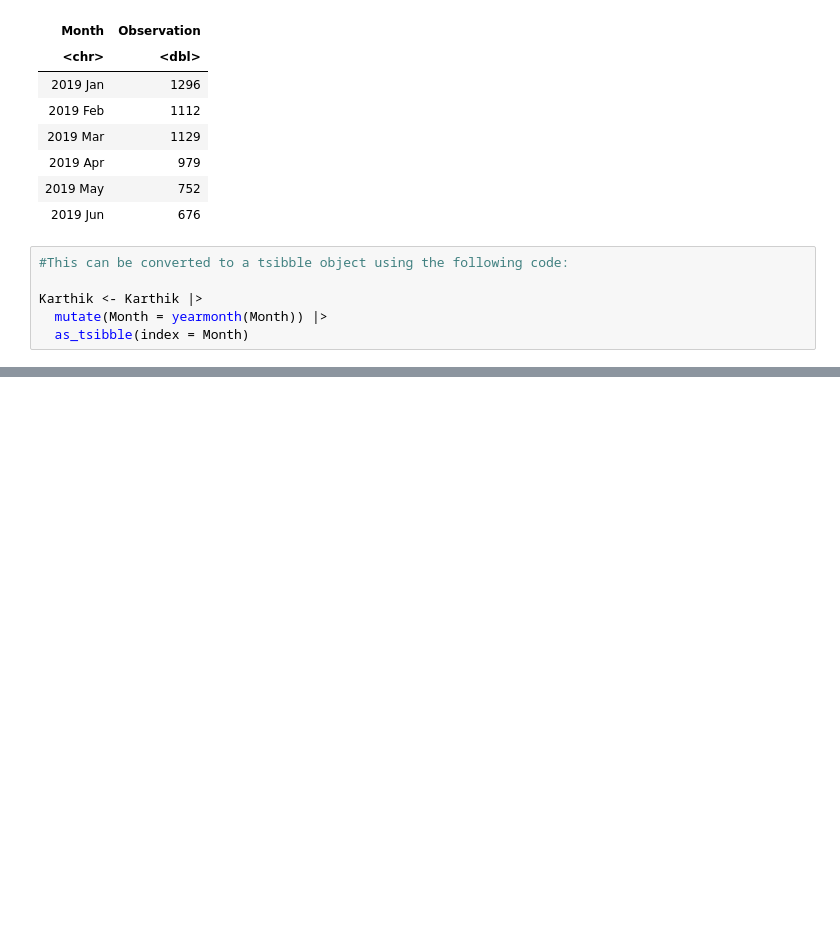
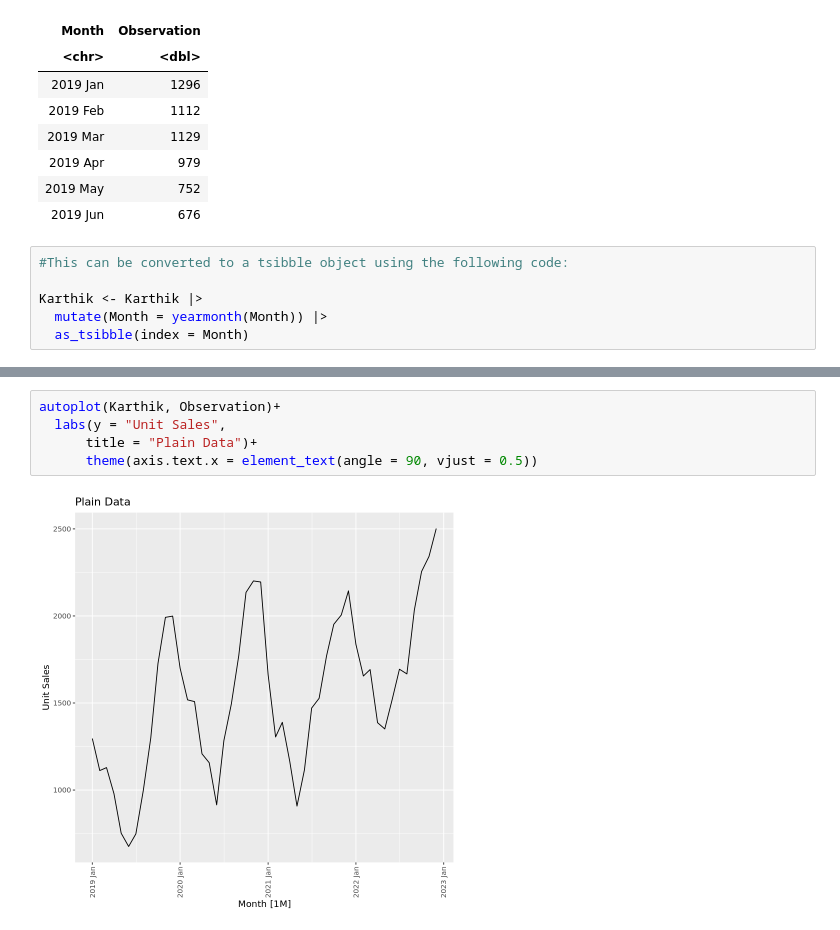
Before and after one commit to Ibrahim-Khayat/-IE499, a Jupyter notebook: index.ipynb, the cells around one changed output, grey strips where cells are left out. Cells and saved outputs as stored; diff of their text form; blank space fills up the shorter version.

```diff
--- a/index.ipynb
+++ b/index.ipynb
@@ -86,0 +96,7 @@ Karthik <- Karthik |>
+# %%
+autoplot(Karthik, Observation)+
+  labs(y = "Unit Sales",
+      title = "Plain Data")+
+      theme(axis.text.x = element_text(angle = 90, vjust = 0.5))
+# %% [output]
+[figure, added]
```
Also changed, not shown: parts of 9 cells of this notebook.
